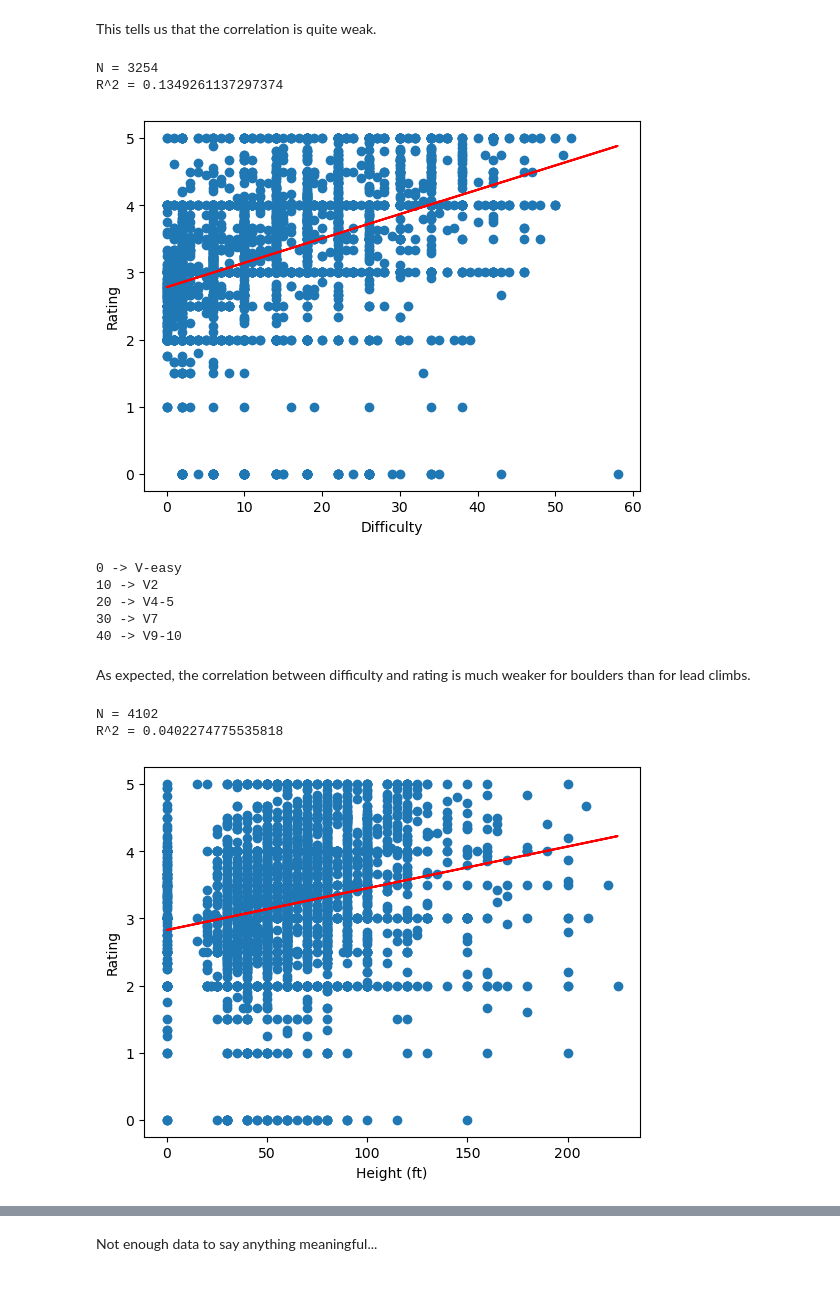
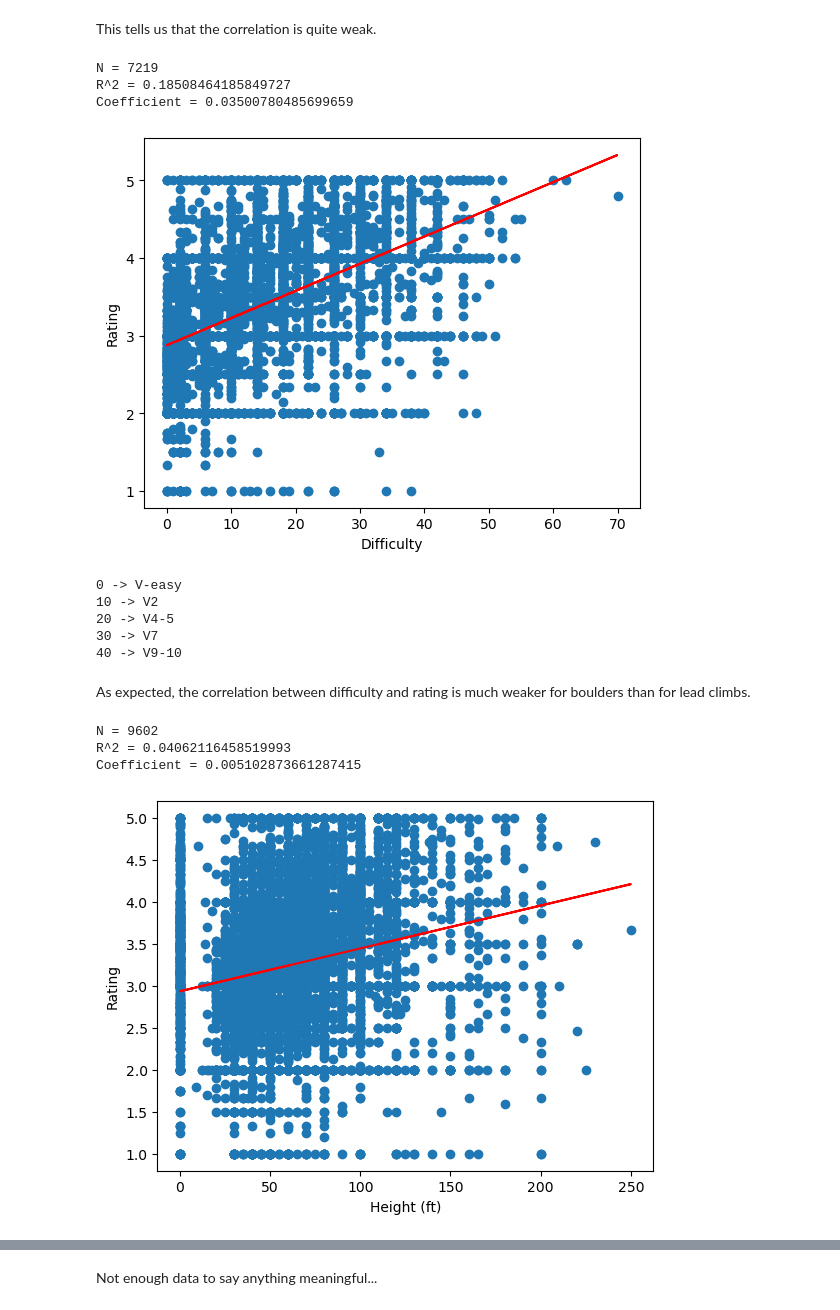
Before and after one commit to Raikhen/ml-mp, a Jupyter notebook: main.ipynb, the cells around one changed output, grey strips where cells are left out. Cells and saved outputs as stored; diff of their text form; code cells hidden in the pictures.

```diff
--- a/main.ipynb
+++ b/main.ipynb
@@ -225,7 +225,7 @@ difficulties = []
 ratings = []
 
 for route in db_routes.find({}):
-  if 'difficulty' in route and 'rating' in route:
+  if 'difficulty' in route and 'rating' in route and route['rating'] != 0:
     is_rock_climb = any([type in route['types'] for type in ['Sport', 'Trad', 'TR']])
     numeric_grade = get_numeric_grade(route)
 
@@ -240,6 +240,7 @@ X_train, X_test, y_train, y_test = train_test_split(pd.DataFrame(difficulties),
 model = LinearRegression()
 model.fit(X_train, y_train)
 print(f'R^2 = {model.score(X_test, y_test)}')
+print(f'Coefficient = {model.coef_[0][0]}')
 
 # Plot the model
 plt.scatter(difficulties, ratings)
@@ -269,7 +271,7 @@ difficulties = []
 ratings = []
 
 for route in db_routes.find({}):
-  if 'difficulty' in route and 'rating' in route:
+  if 'difficulty' in route and 'rating' in route and route['rating'] != 0:
     is_boulder = any([type == 'Boulder' for type in route['types']])
     numeric_grade = get_numeric_grade(route)
 
@@ -284,6 +286,7 @@ X_train, X_test, y_train, y_test = train_test_split(pd.DataFrame(difficulties),
 model = LinearRegression()
 model.fit(X_train, y_train)
 print(f'R^2 = {model.score(X_test, y_test)}')
+print(f'Coefficient = {model.coef_[0][0]}')
 
 # Plot the model
 plt.scatter(difficulties, ratings)
@@ -296,9 +299,10 @@ plt.show()
 for k in range(0, 50, 10):
   print(f'{k} -> {boulder_grades[k]}')
 # %% [output]
-N = 3254
-R^2 = 0.1349261137297374
+N = 7219
+R^2 = 0.18508464185849727
+Coefficient = 0.03500780485699659
-[figure, old version]
+[figure, new version]
 0 -> V-easy
 10 -> V2
 20 -> V4-5
@@ -309,33 +313,35 @@ As expected, the correlation between difficulty and rating is much weaker for bo
 # %%
 # Height vs. Rating on single pitch climbs
 heights = []
 ratings = []
 
 for route in db_routes.find({ 'height_feet': { '$exists': True }, 'rating': { '$exists': True }, 'pitches': 1 }):
   is_rock_climb = any([type in route['types'] for type in ['Sport', 'Trad', 'TR']])
 
-  if is_rock_climb and route['height_feet'] < 300:
+  if is_rock_climb and route['height_feet'] < 300 and route['rating'] != 0:
     heights.append(route['height_feet'])
     ratings.append(route['rating'])
 
 print(f'N = {len(heights)}')
 
 # Linear regression
 X_train, X_test, y_train, y_test = train_test_split(pd.DataFrame(heights), pd.DataFrame(ratings), test_size=0.2)
 model = LinearRegression()
 model.fit(X_train, y_train)
 print(f'R^2 = {model.score(X_test, y_test)}')
+print(f'Coefficient = {model.coef_[0][0]}')
 
 # Plot the model
 plt.scatter(heights, ratings)
 plt.plot(heights, model.predict(pd.DataFrame(heights)), color='red')
 plt.xlabel('Height (ft)')
 plt.ylabel('Rating')
 plt.show()
 # %% [output]
-N = 4102
-R^2 = 0.0402274775535818
+N = 9602
+R^2 = 0.04062116458519993
+Coefficient = 0.005102873661287415
-[figure, old version]
+[figure, new version]
 # %%
 # Number of pitches vs. Rating on multi-pitch climbs
 pitches = []
```
Also changed, not shown: parts of 7 cells of this notebook, 3 other files.
